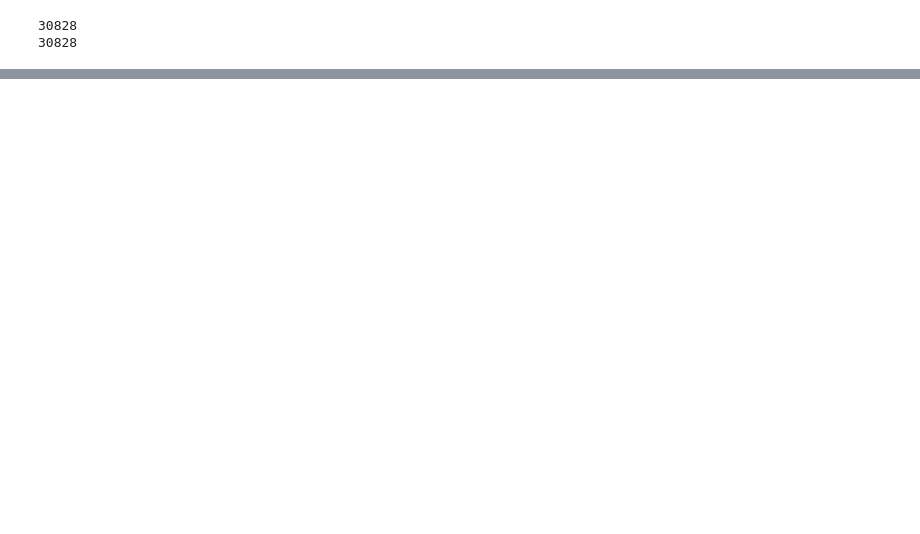
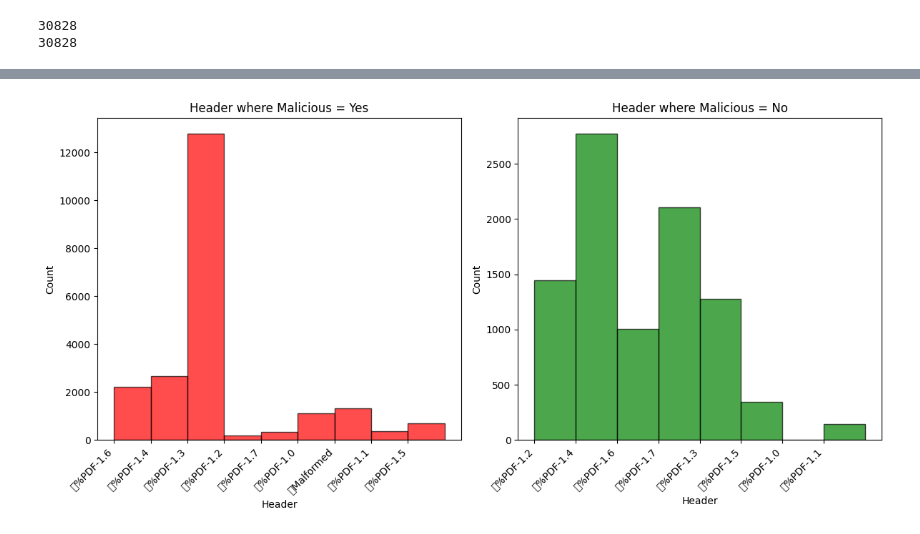
Before and after one commit to HimanS1708/CS658_Project, a Jupyter notebook: Analysis/main.ipynb, the cells around one changed output, grey strips where cells are left out. Cells and saved outputs as stored; diff of their text form; code cells hidden in the pictures; blank space fills up the shorter version.

```diff
--- a/Analysis/main.ipynb
+++ b/Analysis/main.ipynb
@@ -45,0 +147,22 @@ temp.drop(columns=['MD5'])
+# %%
+malicious_yes = temp[temp['Malicious'] == 'Yes']['\theader']
+malicious_no = temp[temp['Malicious'] == 'No']['\theader']
+
+fig, (ax1, ax2) = plt.subplots(1, 2, figsize=(12, 6))
+
+ax1.hist(malicious_yes, bins=range(len(malicious_yes.unique())+1), color='red', edgecolor='black', alpha=0.7)
+ax1.set_title('Header where Malicious = Yes')
+ax1.set_xlabel('Header')
+ax1.set_ylabel('Count')
+ax1.set_xticklabels(malicious_yes.unique(), rotation=45, ha="right")
+
+ax2.hist(malicious_no, bins=range(len(malicious_no.unique())+1), color='green', edgecolor='black', alpha=0.7)
+ax2.set_title('Header where Malicious = No')
+ax2.set_xlabel('Header')
+ax2.set_ylabel('Count')
+ax2.set_xticklabels(malicious_no.unique(), rotation=45, ha="right")
+
+plt.tight_layout()
+plt.show()
+# %% [output]
+[figure, added]
```
Also changed, not shown: parts of 17 cells of this notebook, 16 other files.
